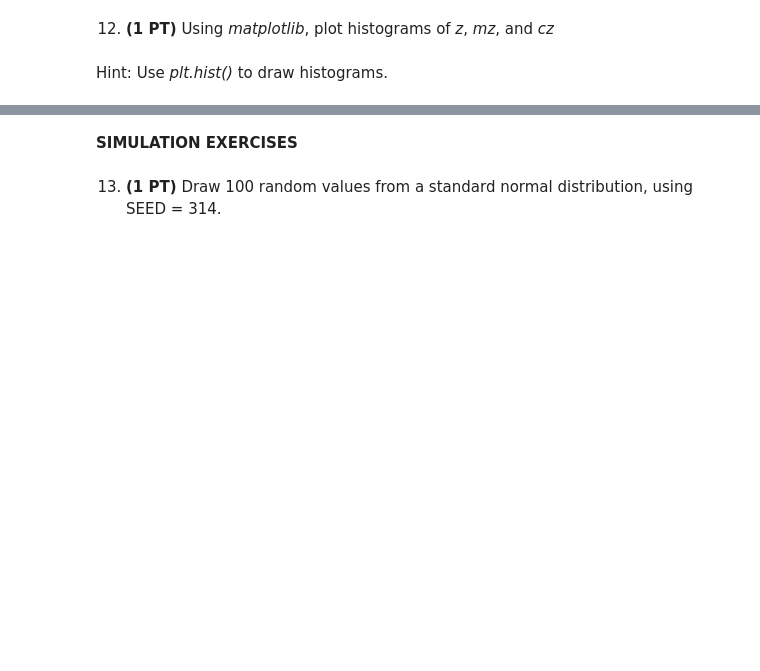
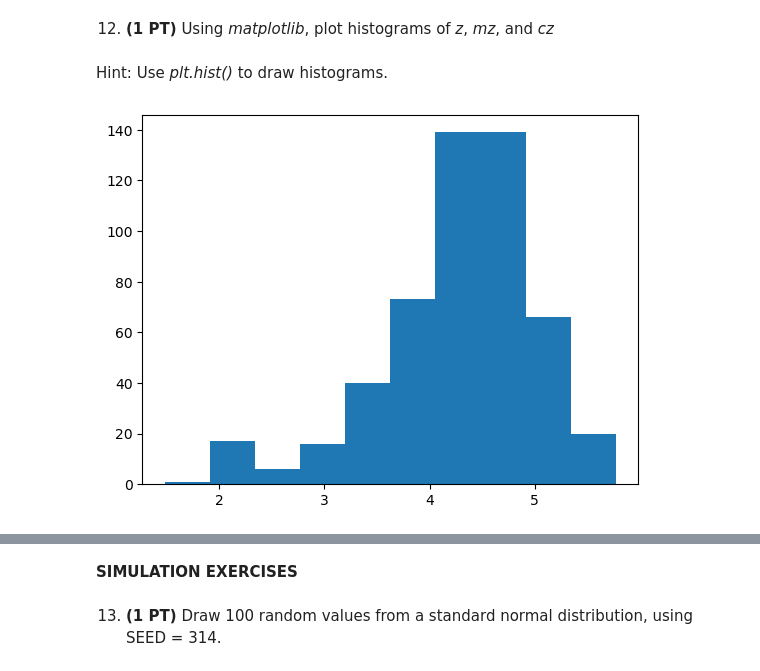
Before and after one commit to Lavinachen/hudm5001, a Jupyter notebook: programming_assignments/python/Lavina Chen_yc4305_numpy_assignment-Copy1.ipynb, the cells around one changed output, grey strips where cells are left out. Saved outputs shown, nothing was run; the diff lists cells and outputs as text; code cells hidden in the pictures; blank space fills up the shorter version.

```diff
--- a/programming_assignments/python/Lavina Chen_yc4305_numpy_assignment-Copy1.ipynb
+++ b/programming_assignments/python/Lavina Chen_yc4305_numpy_assignment-Copy1.ipynb
@@ -33,3 +33,6 @@ fire.head(2)
 Hint: df.values will extract the values from dataframe `df`
 # %%
 cols_to_keep = ['temp','wind','rain','area']
+# %%
+arr = fire[cols_to_keep].values
+print (arr)
@@ -45,3 +82,6 @@ Hint: Find a relevant function from the numpy package.
 5) **(1 PT)** Compute the square root of the first column of *arr* and save in variable *z*. Then print *z*.
 
 Hint: Find a relevant function from the numpy package.
+# %%
+z = np.sqrt (arr[:,0])
+print (z)
@@ -79,0 +243,6 @@ Hint: Use *plt.hist()* to draw histograms.
+# %%
+# z
+plt.hist(z)
+plt.show()
+# %% [output]
+[figure, added]
```
Also changed, not shown: parts of 26 cells of this notebook, 1 other file.
